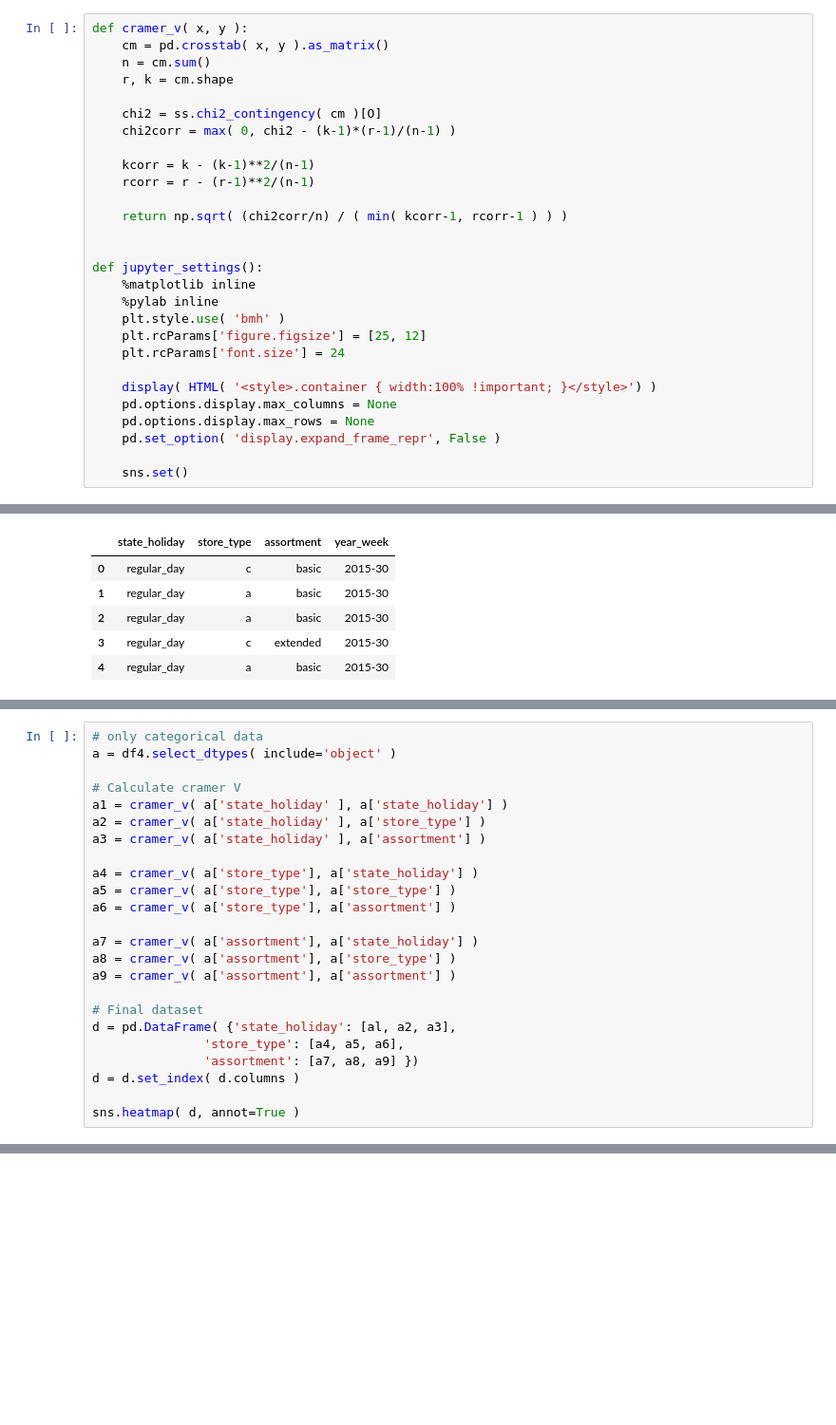
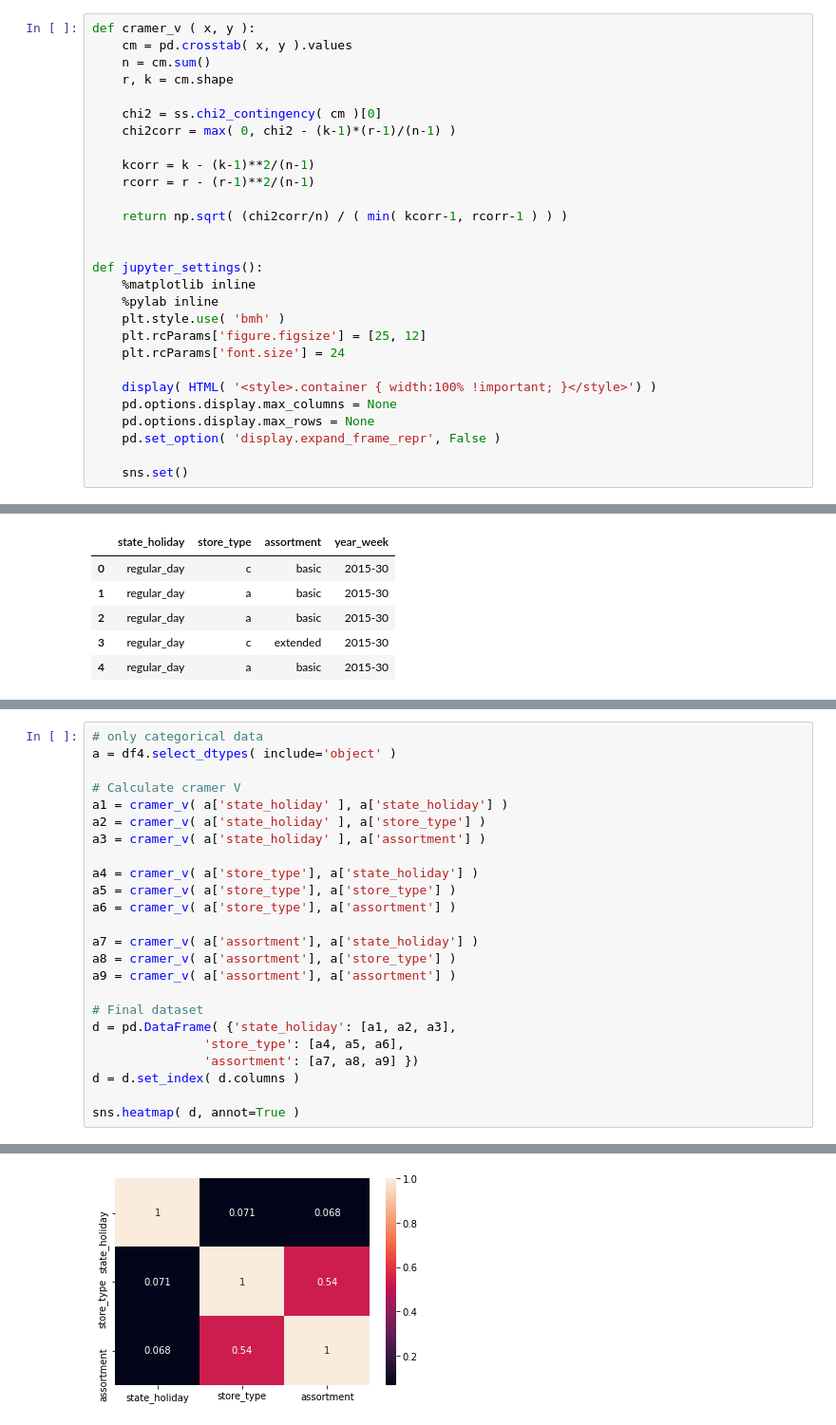
Before and after one commit to TiagoSolon/DS-Rossmann-Store-Sales, a Jupyter notebook: m04_v01_store_sales_prediction.ipynb, the cells around one changed output, grey strips where cells are left out. Shown: that part at 95% size. Cells and saved outputs as stored; diff of their text form; blank space fills up the shorter version.

```diff
--- a/m04_v01_store_sales_prediction.ipynb
+++ b/m04_v01_store_sales_prediction.ipynb
@@ -17,12 +17,12 @@ from tabulate import tabulate
 # %% [markdown]
 ## 0.1. Helper Functions
 # %%
-def cramer_v( x, y ):
-    cm = pd.crosstab( x, y ).as_matrix()
+def cramer_v ( x, y ):
+    cm = pd.crosstab( x, y ).values
     n = cm.sum()
     r, k = cm.shape
 
-    chi2 = ss.chi2_contingency( cm )[O]
+    chi2 = ss.chi2_contingency( cm )[0]
     chi2corr = max( 0, chi2 - (k-1)*(r-1)/(n-1) )
 
     kcorr = k - (k-1)**2/(n-1)
@@ -821,9 +820,10 @@ a8 = cramer_v( a['assortment'], a['store_type'] )
 a9 = cramer_v( a['assortment'], a['assortment'] )
 
 # Final dataset
-d = pd.DataFrame( {'state_holiday': [al, a2, a3],
+d = pd.DataFrame( {'state_holiday': [a1, a2, a3],
                'store_type': [a4, a5, a6],
                'assortment': [a7, a8, a9] })
 d = d.set_index( d.columns )
 
 sns.heatmap( d, annot=True )
+# %% [output]
@@ -829,0 +831 @@ sns.heatmap( d, annot=True )
+[figure, added]
```
Also changed, not shown: parts of 24 cells of this notebook.
